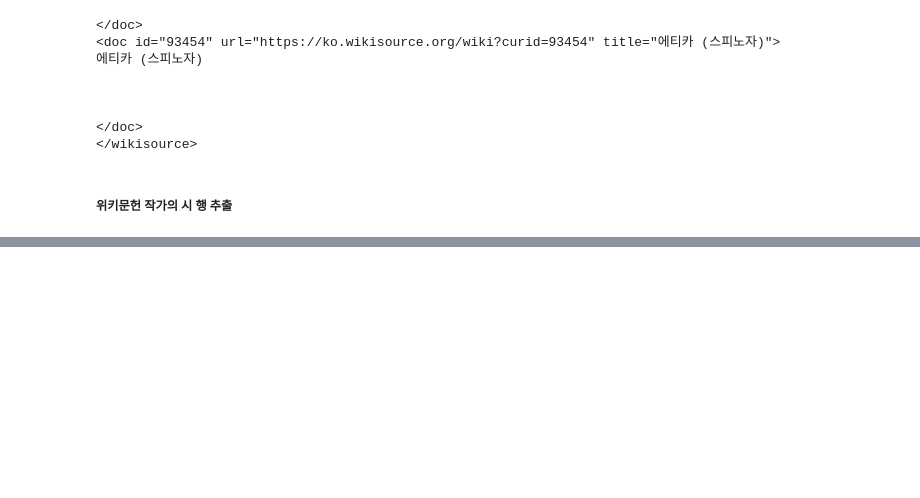
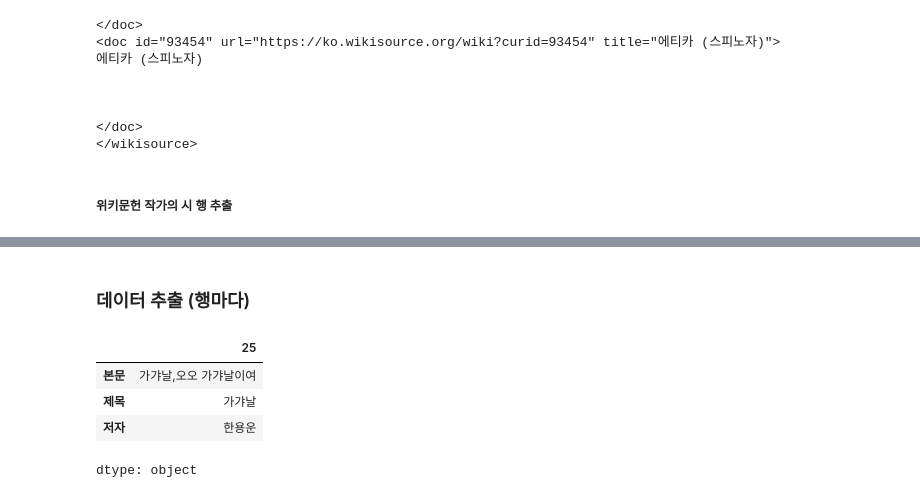
Before and after one commit to poet-developer/getPoemData_with_wikisource, a Jupyter notebook: 위키문헌_한개추출.ipynb, the cells around one changed output, grey strips where cells are left out. Cells and saved outputs as stored; diff of their text form; code cells hidden in the pictures; blank space fills up the shorter version.

```diff
--- a/위키문헌_한개추출.ipynb
+++ b/위키문헌_한개추출.ipynb
@@ -110,14 +97,5 @@ df
 # %%
 def process_getPoemLines(data):
-    """
-    주어진 리스트에서 불필요한 인자를 제거하고, 제목과 본문으로 분리하여 DataFrame 생성
-
-    Parameters:
-    - data (list): 제목과 본문 데이터가 포함된 리스트
-
-    Returns:
-    - DataFrame: '본문' 열이 먼저, 'title' 열이 뒤에 오는 형태의 데이터프레임
-    """
     # 불필요한 인자 제거
     filtered_list = [item for item in data if item not in [None, "", " ", [], {}, '<poem>', '</poem>', '진달래꽃 (시집)/']]
 
@@ -131,6 +109,6 @@ def process_getPoemLines(data):
     body = filtered_list[1:]
 
     # DataFrame 생성: 본문 열이 먼저 오도록
-    df = pd.DataFrame({'본문': body, 'title': [title] * len(body)})
+    df = pd.DataFrame({'본문': body, '제목': [title] * len(body)})
 
     return df
@@ -137,5 +132,5 @@ def process_getPoemLines(data):
 # %%
-def getOnlyOneresult_with_title(df, results_df, process_function, title_to_search, author):
+def getOnlyOneresult_with_title(df, results_df, process_function, title_to_search, author, index):
     # 제목에 해당하는 텍스트 검색
     title_to_search.replace("_", " ")
     filtered_text = df[df['title'].str.contains(title_to_search, na=False)]
@@ -143,7 +138,7 @@ def getOnlyOneresult_with_title(df, results_df, process_function, title_to_searc
         raise ValueError(f"'{title_to_search}'에 해당하는 데이터가 없습니다.")
 
     # 'doc' 값 추출
-    text_value = filtered_text.iloc[0]['doc']
+    text_value = filtered_text.iloc[index]['doc']
 
     # 텍스트 처리
     processed_result = process_function(text_value.split('\n'))
@@ -164,0 +197,15 @@ check
+# %%
+#빈 프레임 만들기 (열은 본문과 title)
+text = pd.DataFrame(columns=['본문', '제목'])
+# %% [markdown]
+### 데이터 추출 (행마다)
+# %%
+# 작품 한개씩 행 추출 (데이터에 포함된 작품이름과, 작가 이름을 검색.)
+text = getOnlyOneresult_with_title(df, text, process_getPoemLines, title, author, index) #검색어, 작가 이름 입력
+text.iloc[-1] # 마지막줄 확인
+# %% [output]
+|  | 25 |
+| 본문 | 가갸날,오오 가갸날이여 |
+| 제목 | 가갸날 |
+| 저자 | 한용운 |
+dtype: object
```
Also changed, not shown: parts of 17 cells of this notebook.
